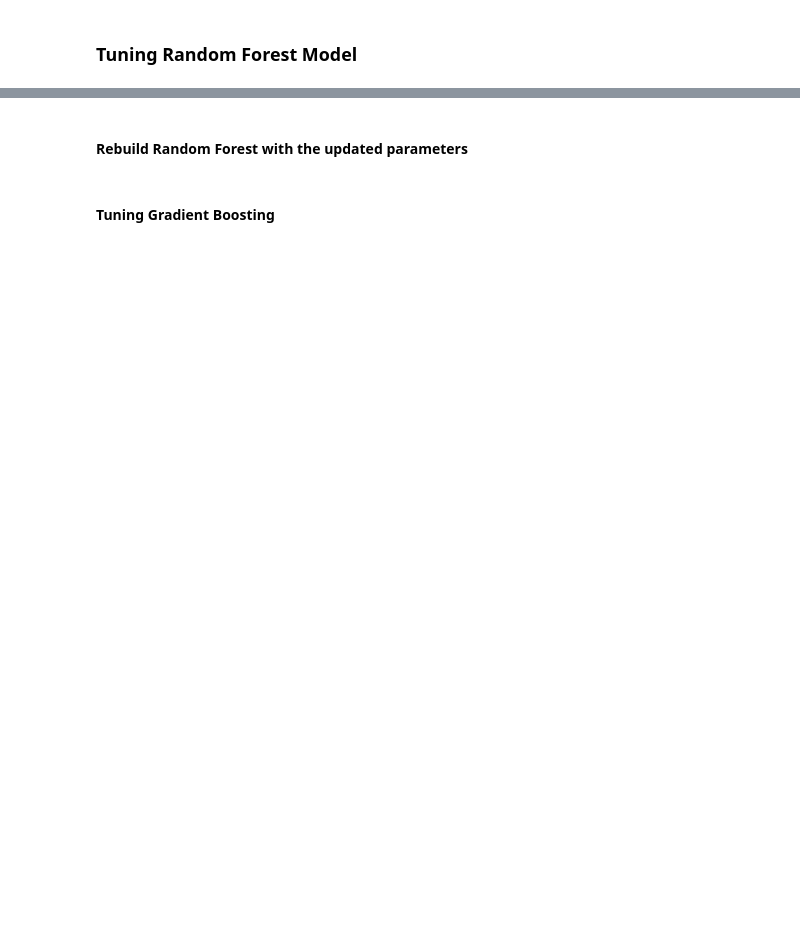
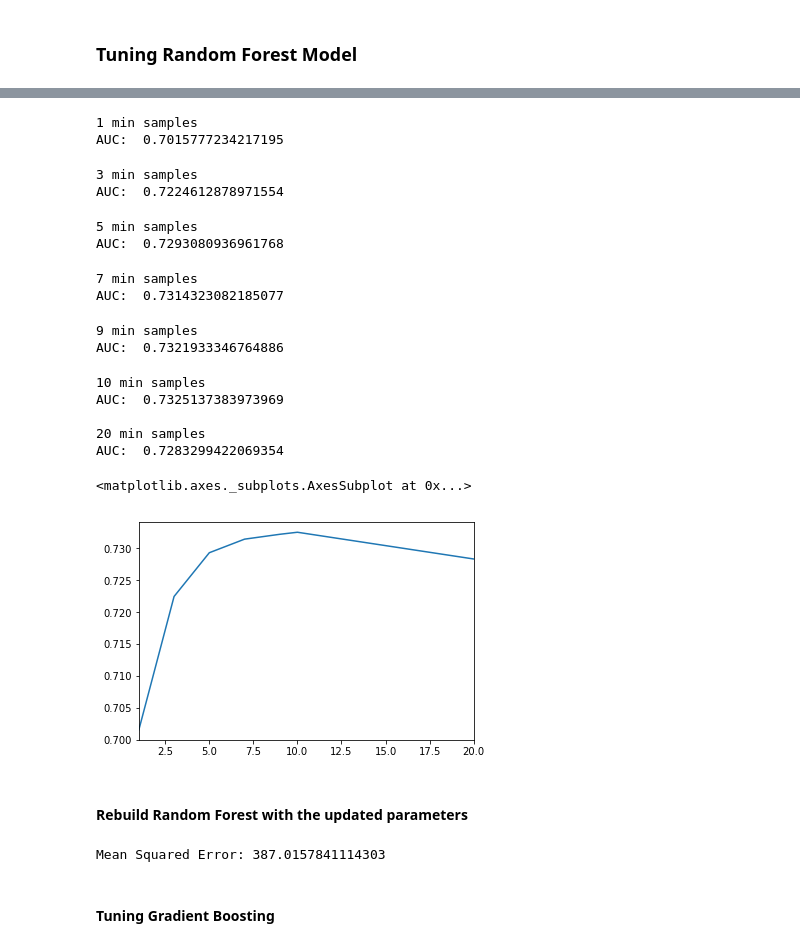
Before and after one commit to dsjoench/salarypredictionportfolio, a Jupyter notebook: Salary Prediction Portfolio .ipynb, the cells around one changed output, grey strips where cells are left out. Saved outputs shown, nothing was run; the diff lists cells and outputs as text; code cells hidden in the pictures; blank space fills up the shorter version.

```diff
--- a/Salary Prediction Portfolio .ipynb
+++ b/Salary Prediction Portfolio .ipynb
@@ -461,18 +509,36 @@ AUC:  0.7200007630738441
 [figure]
 # %%
-results = []
-min_samples_leaf_options = [1, 2, 3, 4, 5, 6, 7, 8, 9, 10,20]
+results_min_samples = []
+min_samples_leaf_options = [1, 3, 5, 7, 9, 10, 20]
 
 for min_samples in min_samples_leaf_options:
     model = RandomForestRegressor(n_estimators=25, oob_score=True, n_jobs=-1, random_state=42, max_features="auto", min_samples_leaf=min_samples)
     model.fit(X_train, y_train)
     print(min_samples, "min samples")
     auc = model.oob_score_
     print('AUC: ', auc)
-    results.append(auc)
+    results_min_samples.append(auc)
     print (" ")
 
-pd.Series(results, min_samples_leaf_options).plot()
+pd.Series(results_min_samples, min_samples_leaf_options).plot()
+# %% [output]
+1 min samples
+AUC:  0.7015777234217195
+3 min samples
+AUC:  0.7224612878971554
+5 min samples
+AUC:  0.7293080936961768
+7 min samples
+AUC:  0.7314323082185077
+9 min samples
+AUC:  0.7321933346764886
+10 min samples
+AUC:  0.7325137383973969
+
+20 min samples
+AUC:  0.7283299422069354
+<matplotlib.axes._subplots.AxesSubplot at 0x...>
+[figure, added]
 # %% [markdown]
 #### Rebuild Random Forest with the updated parameters
 # %%
@@ -480,6 +546,8 @@ model_2 = RandomForestRegressor(n_jobs = -1,oob_score=True, random_state=40,n_es
 model_2.fit(X_train,y_train)
 y_pred2 = model_2.predict(X_test)
 print('Mean Squared Error:', mean_squared_error(y_test, y_pred2))
+# %% [output]
+Mean Squared Error: 387.0157841114303
 # %% [markdown]
 #### Tuning Gradient Boosting
 # %%
```
Also changed, not shown: parts of 31 cells of this notebook.
